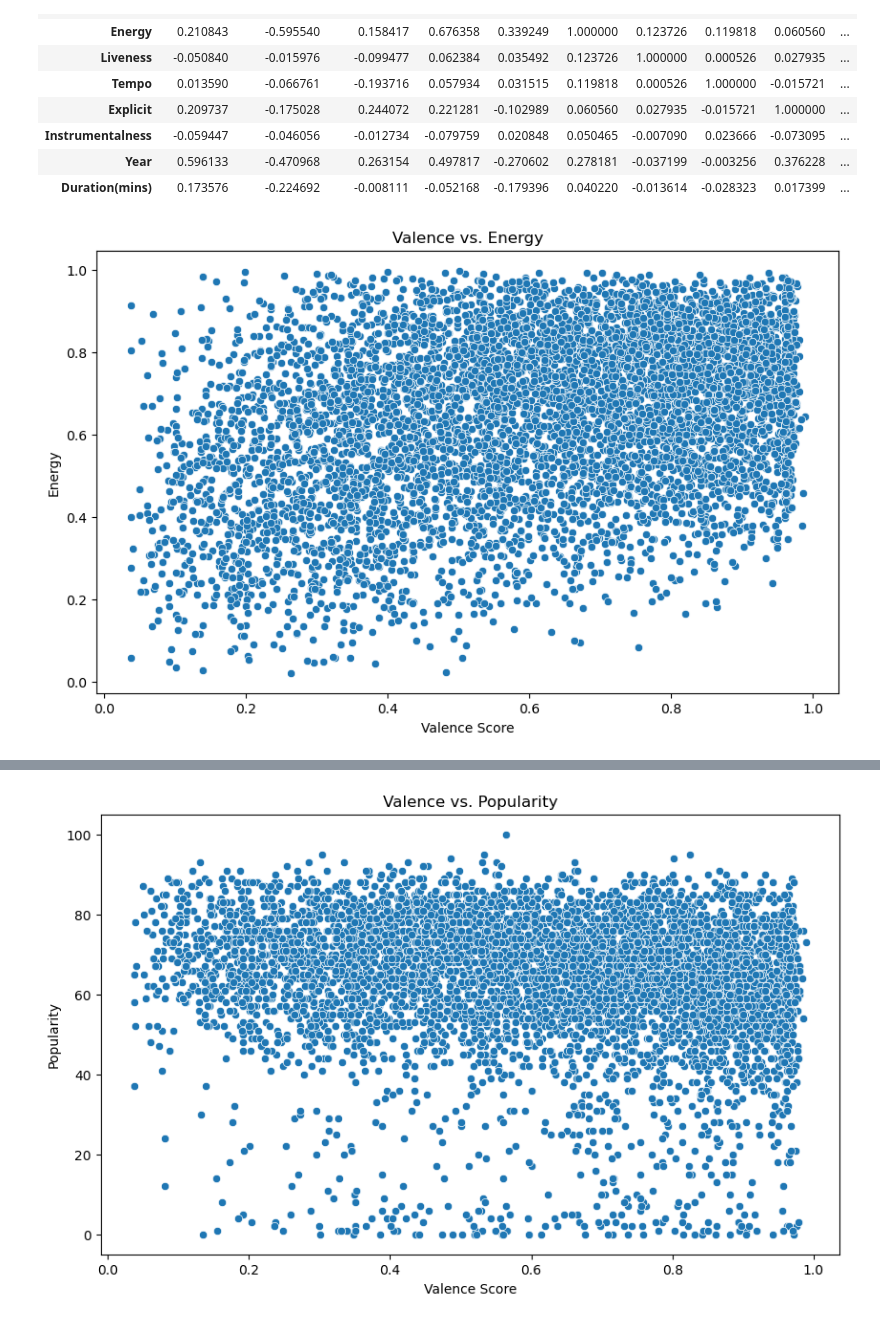
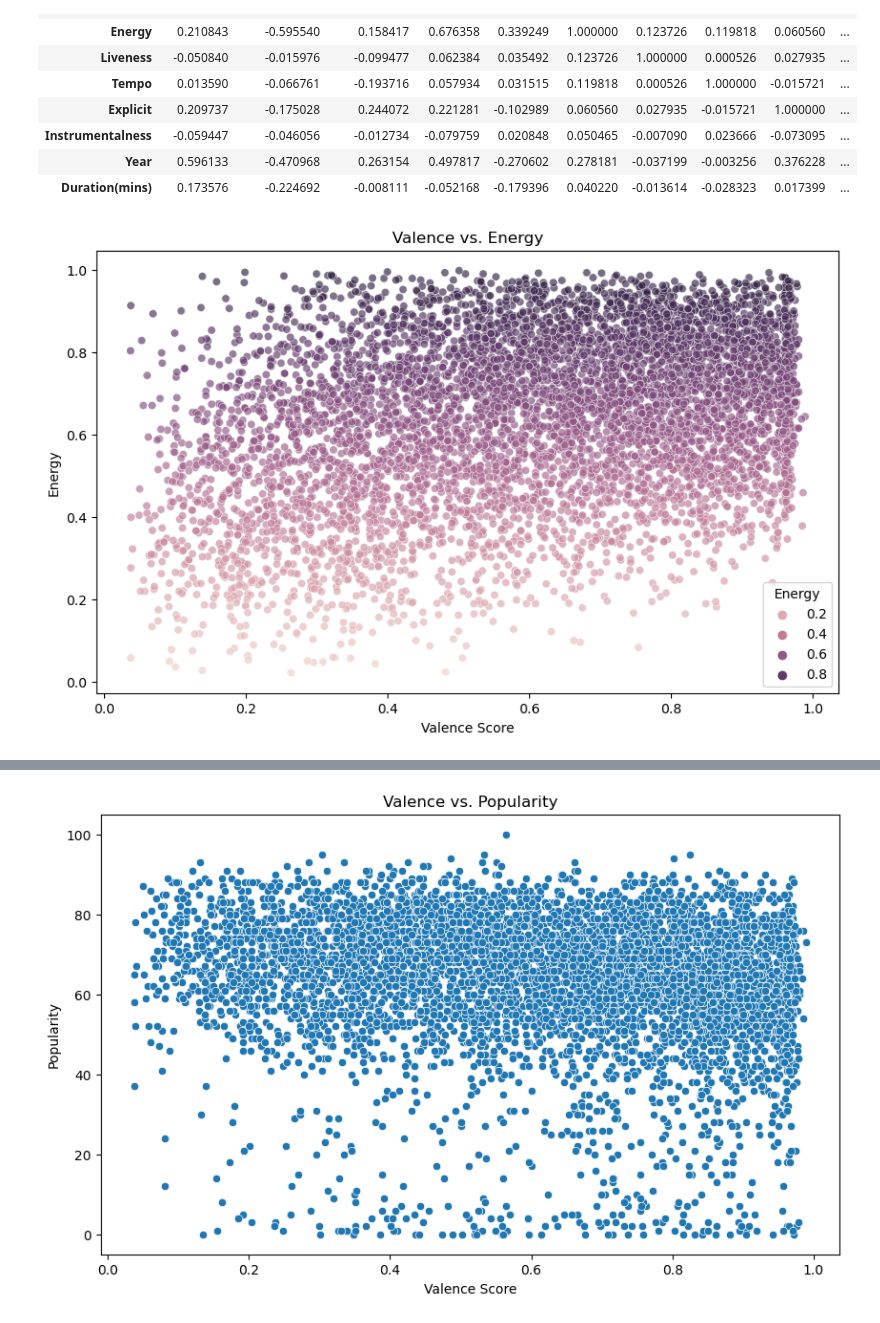
Before and after one commit to joshcb88/joshua_capstone, a Jupyter notebook: notebooks/Spotify Analysis.ipynb, the cells around one changed output, grey strips where cells are left out. Saved outputs shown, nothing was run; the diff lists cells and outputs as text; code cells hidden in the pictures.

```diff
--- a/notebooks/Spotify Analysis.ipynb
+++ b/notebooks/Spotify Analysis.ipynb
@@ -539,11 +541,11 @@ spotifycorr
 # %%
 plt.figure(figsize=(10, 6))
-sns.scatterplot(data=spotifytracks, x='Valence', y='Energy')
+sns.scatterplot(data=spotifytracks, x='Valence', y='Energy',hue='Energy',alpha=0.65)
 plt.title('Valence vs. Energy')
 plt.xlabel('Valence Score')
 plt.ylabel('Energy')
 plt.show();
 # %% [output]
-[figure, old version]
+[figure, new version]
 # %%
 plt.figure(figsize=(10, 6))
```
Also changed, not shown: parts of 3 cells of this notebook, 5 other files.
